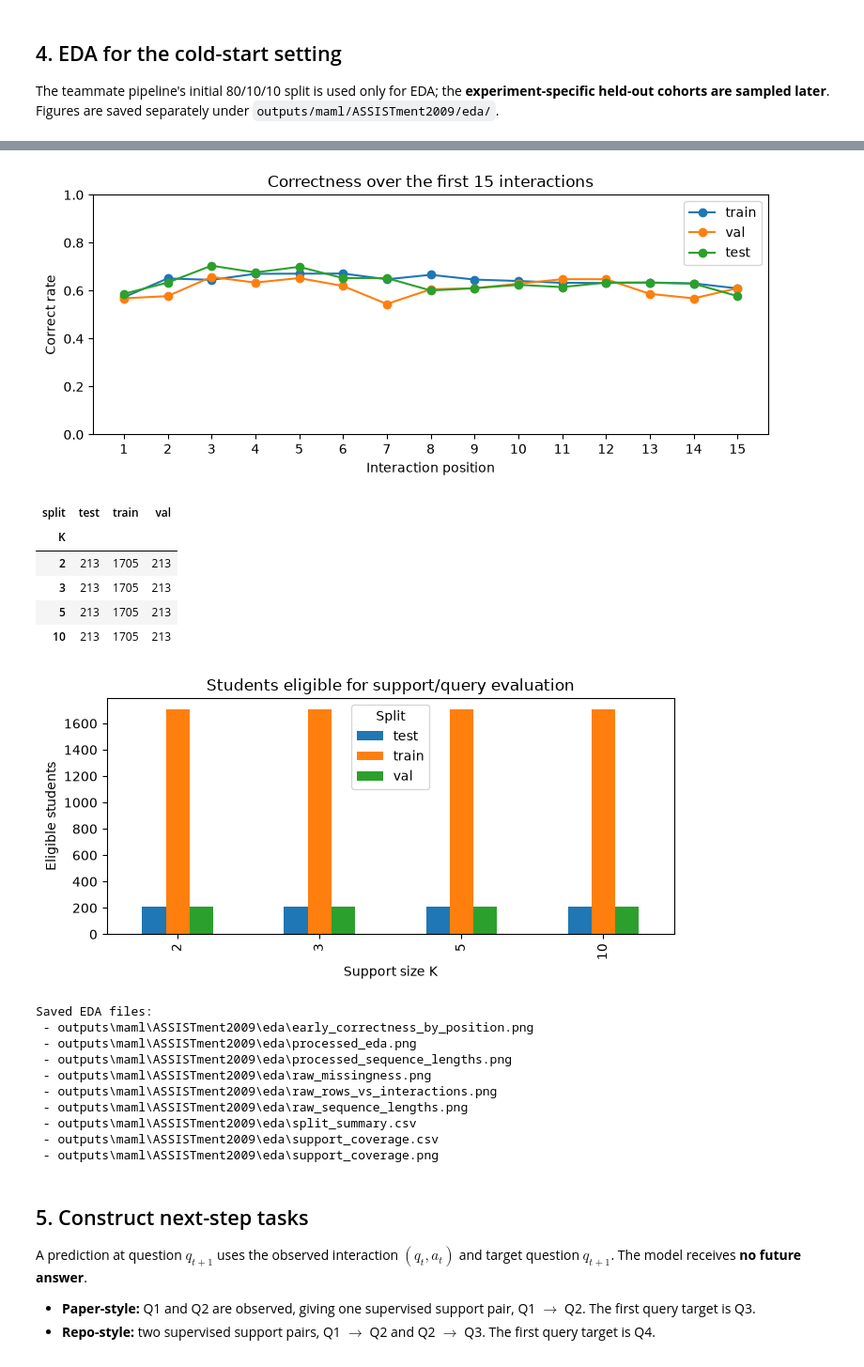
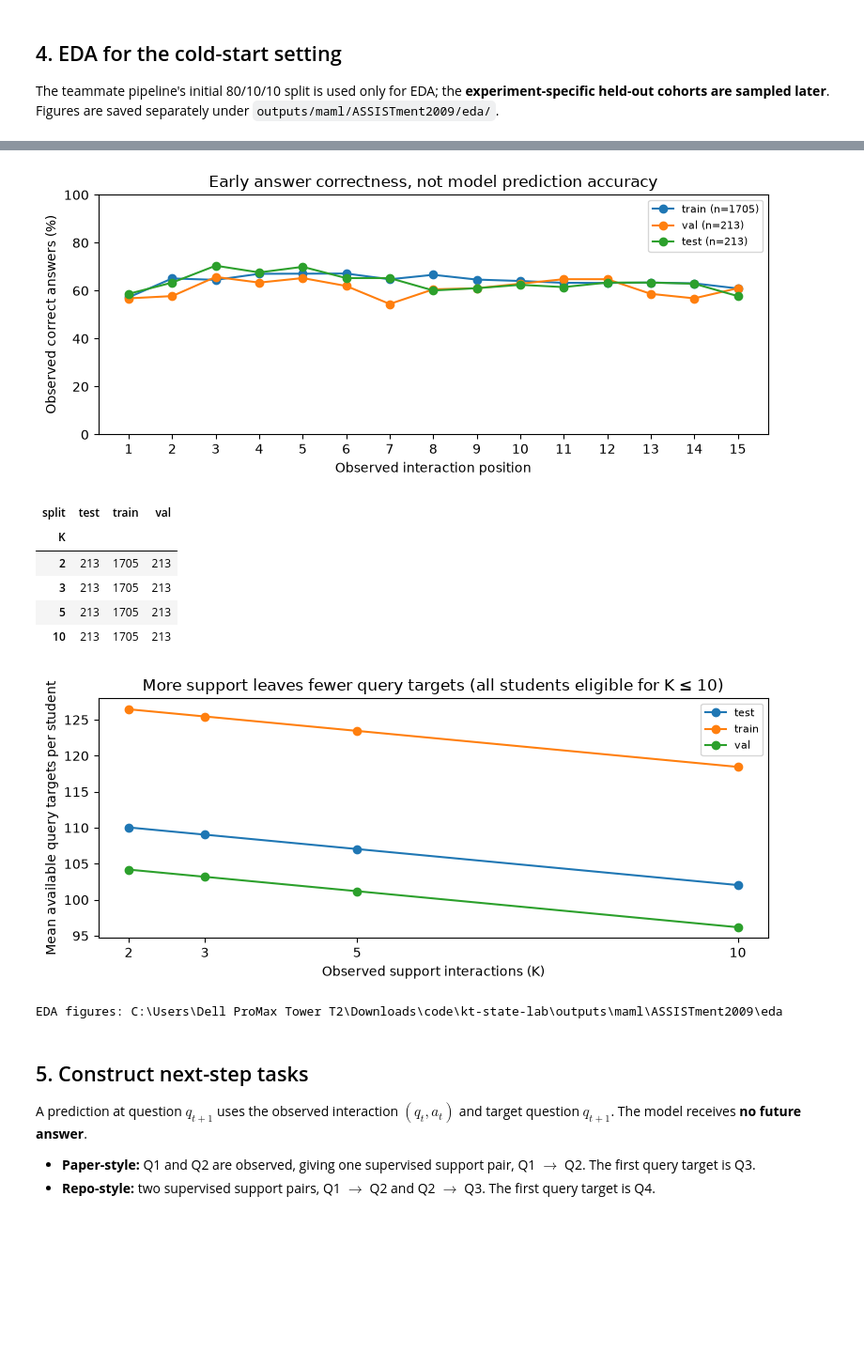
Before and after one commit to AIVIETNAM-AIO-LQThai/kt-state-lab, a Jupyter notebook: notebooks/MAML_KT.ipynb, the cells around one changed output, grey strips where cells are left out. Shown at 94% size. Saved outputs shown, nothing was run; the diff lists cells and outputs as text; code cells hidden in the pictures; blank space fills up the shorter version.

Commit message:
fix: evaluation figures and add: paper reproduction analysis

```diff
--- a/notebooks/MAML_KT.ipynb
+++ b/notebooks/MAML_KT.ipynb
@@ -41,9 +41,9 @@ from torch import nn
 from torch.func import functional_call
 
 CWD = Path.cwd().resolve()
-PROJECT_ROOT = next(p for p in (CWD, *CWD.parents)
-                    if (p/'src/ktlab/data/cli.py').is_file())
-sys.path.insert(0, str(PROJECT_ROOT))
+PROJECT_ROOT = Path().cwd().resolve().parent
+if str(PROJECT_ROOT) not in sys.path:
+    sys.path.insert(0, str(PROJECT_ROOT))
 from src.ktlab.data.cli import run_pipeline
 
 RAW_PATH = PROJECT_ROOT / 'data/raw/ASSISTment2009.csv'
@@ -137,9 +136,7 @@ if conflicts:
 processed = clean.groupby(['user_id', 'order_id'], sort=False, as_index=False).agg(
     question_id=('problem_id', 'first'), correct=('correct', 'first'),
     order_number=('order_number', 'first'),
-    kc_ids=('skill_id', lambda values: ';'.join(dict.fromkeys(
-        kc for value in values for kc in value.split('_') if kc
-    )))
+    kc_ids=('skill_id', lambda values: ';'.join(dict.fromkeys(kc for value in values for kc in value.split('_') if kc)))
 )
 processed = processed.rename(columns={'user_id':'student_id', 'order_id':'interaction_id'})
 processed = processed.sort_values(['student_id', 'order_number'], kind='stable')
@@ -147,8 +144,7 @@ lengths = processed.groupby('student_id')['student_id'].transform('size')
 processed = processed[lengths >= MIN_STUDENT_INTERACTIONS].copy()
 processed['step'] = processed.groupby('student_id').cumcount() + 1
 processed['timestamp'] = ''; processed['question_text'] = ''
-processed = processed[['student_id', 'interaction_id', 'step', 'question_id',
-                       'kc_ids', 'correct', 'timestamp', 'question_text']]
+processed = processed[['student_id', 'interaction_id', 'step', 'question_id', 'kc_ids', 'correct', 'timestamp', 'question_text']]
 processed.to_csv(PROCESSED_PATH, index=False)
 
 conversion = pd.DataFrame([{
@@ -162,8 +158,7 @@ conversion = pd.DataFrame([{
 conversion.to_csv(PROCESSED_DIR/'conversion_summary.csv', index=False)
 display(conversion)
 
-manifest = run_pipeline(PROCESSED_PATH, PROCESSED_DIR, seed=SEED,
-                        support_sizes=(2, 3))
+manifest = run_pipeline(PROCESSED_PATH, PROCESSED_DIR, seed=SEED, support_sizes=(2, 3))
 print('Student splits:', manifest['counts']['students'])
 # %% [output]
 Conflicting question/answer groups: 0
@@ -184,16 +179,18 @@ summary = pd.DataFrame([{
     'split':part, 'students':frame.student_id.nunique(),
     'interactions':len(frame), 'mean_correct':frame.correct.mean(),
     'eligible_for_K':int((frame.groupby('student_id').size() > 2).sum())
-} for part,frame in splits.items()])
+} for part, frame in splits.items()])
 display(summary)
 summary.to_csv(EDA_DIR/'split_summary.csv', index=False)
 
 fig, ax = plt.subplots(figsize=(8, 3.5))
 for part, frame in splits.items():
-    length = frame.groupby('student_id').size()
-    ax.hist(length.clip(upper=100), bins=25, alpha=.4, label=part)
-ax.set(xlabel='Interactions per student (capped at 100)', ylabel='Students', title='Processed student sequence lengths')
-ax.legend()
+    lengths = np.sort(frame.groupby('student_id').size().to_numpy())
+    ax.step(lengths, 100*np.arange(1, len(lengths)+1)/len(lengths), where='post', label=f'{part}: {len(lengths)} students, median {np.median(lengths):.0f}')
+ax.axvline(MIN_STUDENT_INTERACTIONS, linestyle=':', label='20-interaction threshold')
+ax.set_xscale('log')
+ax.set(xlabel='Interactions per student (log scale)', ylabel='Students at or below length (%)', title='Sequence lengths after filtering (EDA split only)')
+ax.legend(fontsize=8)
 fig.tight_layout()
 fig.savefig(EDA_DIR/'processed_sequence_lengths.png', dpi=200, bbox_inches='tight')
 plt.show()
@@ -201,35 +198,33 @@ plt.show()
 fig, ax = plt.subplots(figsize=(8, 3.5))
 for part, frame in splits.items():
     early = frame[frame.step.between(1, 15)].groupby('step').correct.mean()
-    ax.plot(early.index, early.values, marker='o', label=part)
-ax.set(xlabel='Interaction position', ylabel='Correct rate',
-       title='Correctness over the first 15 interactions', ylim=(0, 1))
+    ax.plot(early.index, 100*early.values, marker='o', label=f'{part} (n={frame.student_id.nunique()})')
+ax.set(xlabel='Observed interaction position', ylabel='Observed correct answers (%)', title='Early answer correctness, not model prediction accuracy', ylim=(0, 100))
 ax.set_xticks(range(1, 16))
-ax.legend()
+ax.legend(fontsize=8)
 fig.tight_layout()
-fig.savefig(EDA_DIR/'early_correctness_by_position.png', dpi=200,
-            bbox_inches='tight')
+fig.savefig(EDA_DIR/'early_correctness_by_position.png', dpi=200, bbox_inches='tight')
 plt.show()
 
 coverage = pd.DataFrame([{
     'split':part, 'K':k,
-    'eligible_students':int((frame.groupby('student_id').size() > k).sum())
+    'eligible_students':int((frame.groupby('student_id').size() > k).sum()),
+    'mean_query_length':float((frame.groupby('student_id').size()-k).mean())
 } for part,frame in splits.items() for k in (2, 3, 5, 10)])
-coverage_table = coverage.pivot(index='K', columns='split', values='eligible_students')
-display(coverage_table)
+display(coverage.pivot(index='K', columns='split', values='eligible_students'))
 coverage.to_csv(EDA_DIR/'support_coverage.csv', index=False)
 
-fig, ax = plt.subplots(figsize=(7, 3.5))
-coverage_table.plot.bar(ax=ax)
-ax.set(xlabel='Support size K', ylabel='Eligible students', title='Students eligible for support/query evaluation')
-ax.legend(title='Split')
+fig, ax = plt.subplots(figsize=(8, 3.5))
+for part, group in coverage.groupby('split'):
+    ax.plot(group.K, group.mean_query_length, marker='o', label=part)
+ax.set(xlabel='Observed support interactions (K)', ylabel='Mean available query targets per student', title='More support leaves fewer query targets (all students eligible for K ≤ 10)')
+ax.set_xticks([2, 3, 5, 10])
+ax.legend(fontsize=8)
 fig.tight_layout()
-fig.savefig(EDA_DIR/'support_coverage.png', dpi=200, bbox_inches='tight')
+fig.savefig(EDA_DIR/'support_query_tradeoff.png', dpi=200, bbox_inches='tight')
 plt.show()
 
-print('Saved EDA files:')
-for file in sorted(EDA_DIR.glob('*')):
-    print(' -', file.relative_to(PROJECT_ROOT))
+print('EDA figures:', EDA_DIR)
 # %% [output]
 |  | split | students | interactions | mean_correct | eligible_for_K |
 | 0 | train | 1705 | 219017 | 0.658383 | 1705 |
@@ -239,21 +234,12 @@ for file in sorted(EDA_DIR.glob('*')):
-[figure, old version]
+[figure, new version]
 | split | test | train | val |
 | K |  |  |  |
 | 2 | 213 | 1705 | 213 |
 | 3 | 213 | 1705 | 213 |
 | 5 | 213 | 1705 | 213 |
 | 10 | 213 | 1705 | 213 |
-[figure, old version]
+[figure, new version]
-Saved EDA files:
- - outputs\maml\ASSISTment2009\eda\early_correctness_by_position.png
- - outputs\maml\ASSISTment2009\eda\processed_eda.png
- - outputs\maml\ASSISTment2009\eda\processed_sequence_lengths.png
- - outputs\maml\ASSISTment2009\eda\raw_missingness.png
- - outputs\maml\ASSISTment2009\eda\raw_rows_vs_interactions.png
- - outputs\maml\ASSISTment2009\eda\raw_sequence_lengths.png
- - outputs\maml\ASSISTment2009\eda\split_summary.csv
- - outputs\maml\ASSISTment2009\eda\support_coverage.csv
- - outputs\maml\ASSISTment2009\eda\support_coverage.png
+EDA figures: C:\Users\Dell ProMax Tower T2\Downloads\code\kt-state-lab\outputs\maml\ASSISTment2009\eda
 # %% [markdown]
 ## 5. Construct next-step tasks
 
```
Also changed, not shown: parts of 13 cells of this notebook, 22 other files.
